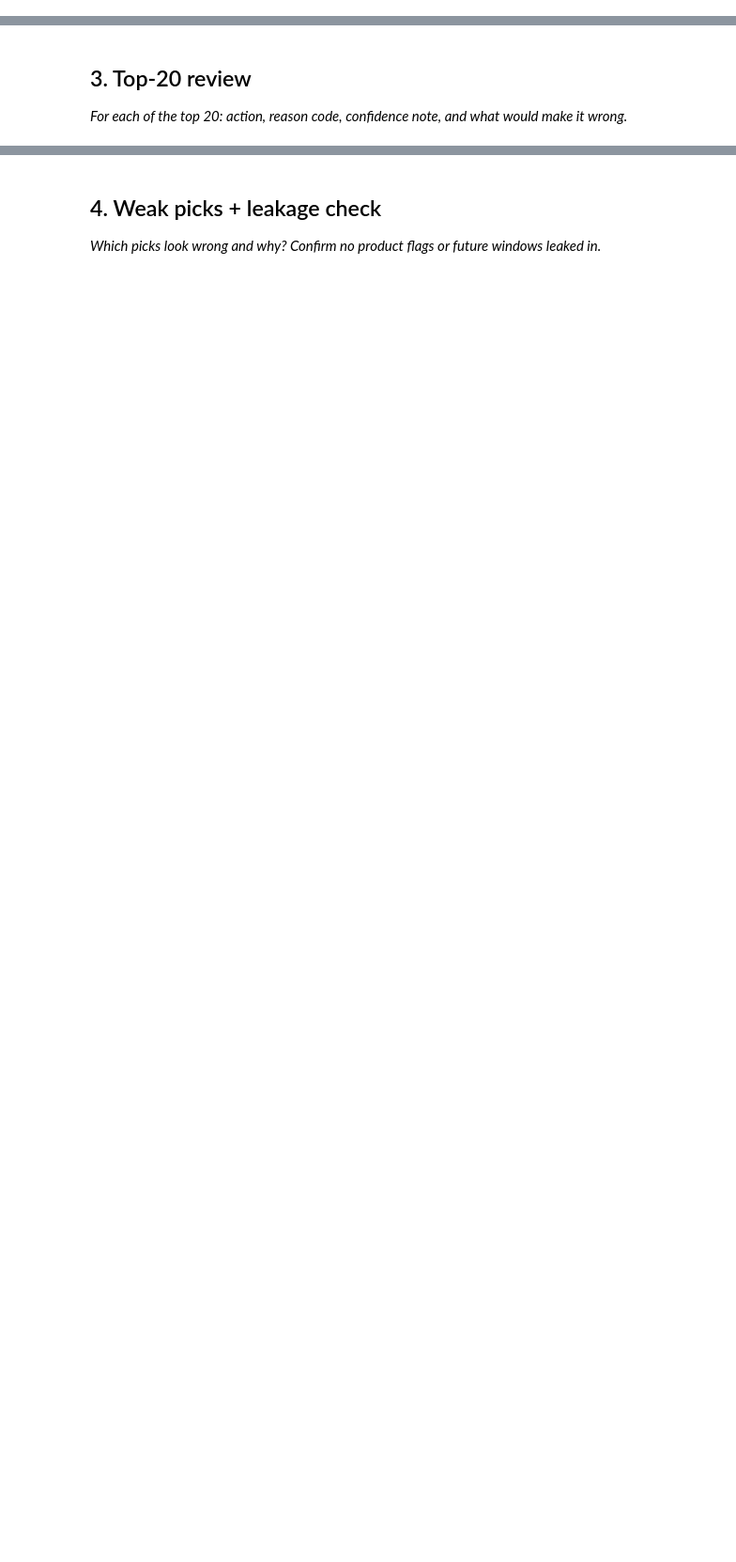
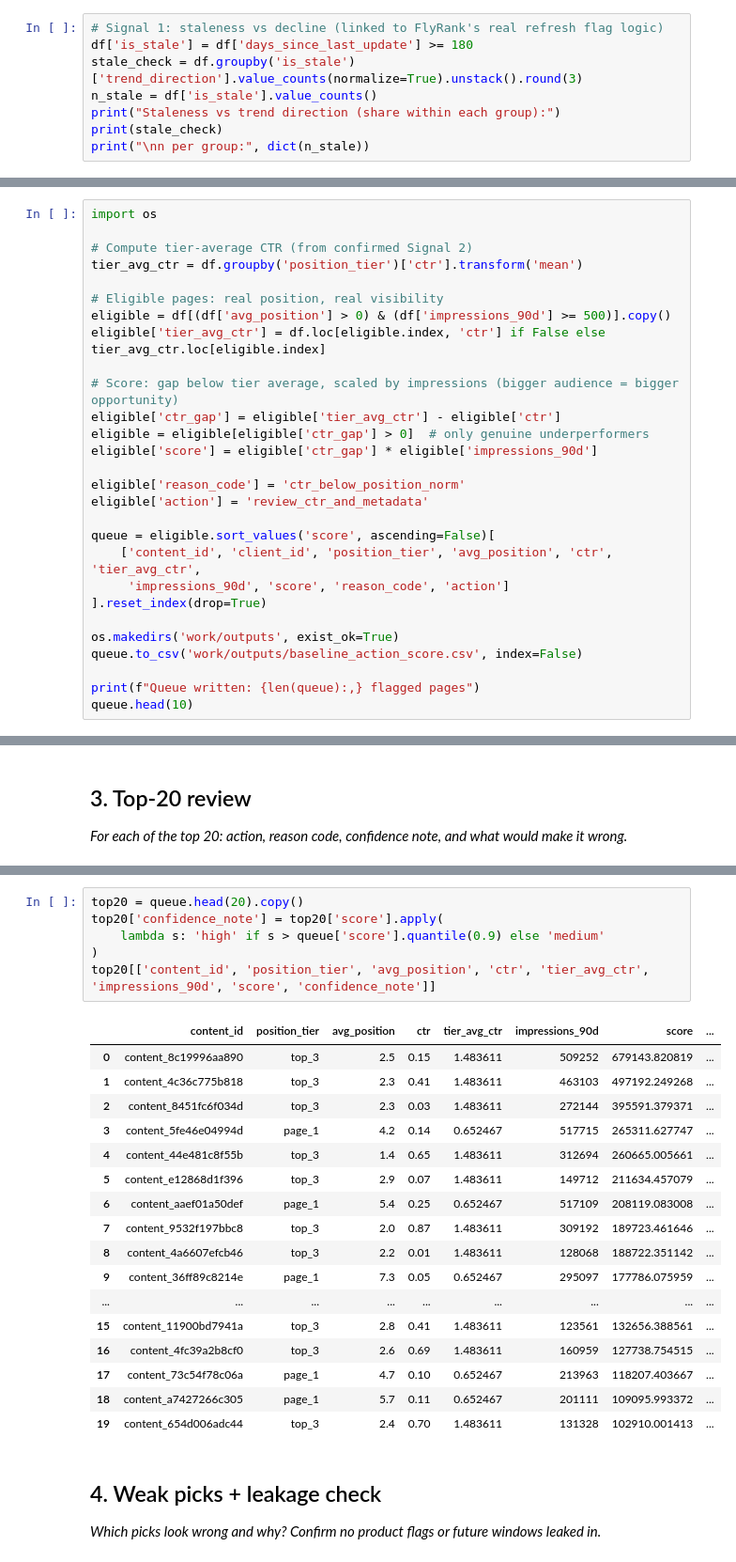
Before and after one commit to neha-raniii/flyrank-ml-internship, a Jupyter notebook: work/notebooks/w04_baseline_score.ipynb, the cells around one changed output, grey strips where cells are left out. Shown at 94% size. Saved outputs shown, nothing was run; the diff lists cells and outputs as text; blank space fills up the shorter version.

```diff
--- a/work/notebooks/w04_baseline_score.ipynb
+++ b/work/notebooks/w04_baseline_score.ipynb
@@ -15,0 +42,8 @@ This skeleton is yours to fill. Work the sections **in order** — each one has
+# %%
+# Signal 1: staleness vs decline (linked to FlyRank's real refresh flag logic)
+df['is_stale'] = df['days_since_last_update'] >= 180
+stale_check = df.groupby('is_stale')['trend_direction'].value_counts(normalize=True).unstack().round(3)
+n_stale = df['is_stale'].value_counts()
+print("Staleness vs trend direction (share within each group):")
+print(stale_check)
+print("\nn per group:", dict(n_stale))
@@ -22,0 +83,28 @@ This skeleton is yours to fill. Work the sections **in order** — each one has
+# %%
+import os
+
+# Compute tier-average CTR (from confirmed Signal 2)
+tier_avg_ctr = df.groupby('position_tier')['ctr'].transform('mean')
+
+# Eligible pages: real position, real visibility
+eligible = df[(df['avg_position'] > 0) & (df['impressions_90d'] >= 500)].copy()
+eligible['tier_avg_ctr'] = df.loc[eligible.index, 'ctr'] if False else tier_avg_ctr.loc[eligible.index]
+
+# Score: gap below tier average, scaled by impressions (bigger audience = bigger opportunity)
+eligible['ctr_gap'] = eligible['tier_avg_ctr'] - eligible['ctr']
+eligible = eligible[eligible['ctr_gap'] > 0]  # only genuine underperformers
+eligible['score'] = eligible['ctr_gap'] * eligible['impressions_90d']
+
+eligible['reason_code'] = 'ctr_below_position_norm'
+eligible['action'] = 'review_ctr_and_metadata'
+
+queue = eligible.sort_values('score', ascending=False)[
+    ['content_id', 'client_id', 'position_tier', 'avg_position', 'ctr', 'tier_avg_ctr',
+     'impressions_90d', 'score', 'reason_code', 'action']
+].reset_index(drop=True)
+
+os.makedirs('work/outputs', exist_ok=True)
+queue.to_csv('work/outputs/baseline_action_score.csv', index=False)
+
+print(f"Queue written: {len(queue):,} flagged pages")
+queue.head(10)
@@ -30,3 +130,27 @@ This skeleton is yours to fill. Work the sections **in order** — each one has
+# %%
+top20 = queue.head(20).copy()
+top20['confidence_note'] = top20['score'].apply(
+    lambda s: 'high' if s > queue['score'].quantile(0.9) else 'medium'
+)
+top20[['content_id', 'position_tier', 'avg_position', 'ctr', 'tier_avg_ctr', 'impressions_90d', 'score', 'confidence_note']]
+# %% [output]
+|  | content_id | position_tier | avg_position | ctr | tier_avg_ctr | impressions_90d | score | ... |
+| 0 | content_8c19996aa890 | top_3 | 2.5 | 0.15 | 1.483611 | 509252 | 679143.820819 | ... |
+| 1 | content_4c36c775b818 | top_3 | 2.3 | 0.41 | 1.483611 | 463103 | 497192.249268 | ... |
+| 2 | content_8451fc6f034d | top_3 | 2.3 | 0.03 | 1.483611 | 272144 | 395591.379371 | ... |
+| 3 | content_5fe46e04994d | page_1 | 4.2 | 0.14 | 0.652467 | 517715 | 265311.627747 | ... |
+| 4 | content_44e481c8f55b | top_3 | 1.4 | 0.65 | 1.483611 | 312694 | 260665.005661 | ... |
+| 5 | content_e12868d1f396 | top_3 | 2.9 | 0.07 | 1.483611 | 149712 | 211634.457079 | ... |
+| 6 | content_aaef01a50def | page_1 | 5.4 | 0.25 | 0.652467 | 517109 | 208119.083008 | ... |
+| 7 | content_9532f197bbc8 | top_3 | 2.0 | 0.87 | 1.483611 | 309192 | 189723.461646 | ... |
+| 8 | content_4a6607efcb46 | top_3 | 2.2 | 0.01 | 1.483611 | 128068 | 188722.351142 | ... |
+| 9 | content_36ff89c8214e | page_1 | 7.3 | 0.05 | 0.652467 | 295097 | 177786.075959 | ... |
+| ... | ... | ... | ... | ... | ... | ... | ... | ... |
+| 15 | content_11900bd7941a | top_3 | 2.8 | 0.41 | 1.483611 | 123561 | 132656.388561 | ... |
+| 16 | content_4fc39a2b8cf0 | top_3 | 2.6 | 0.69 | 1.483611 | 160959 | 127738.754515 | ... |
+| 17 | content_73c54f78c06a | page_1 | 4.7 | 0.10 | 0.652467 | 213963 | 118207.403667 | ... |
+| 18 | content_a7427266c305 | page_1 | 5.7 | 0.11 | 0.652467 | 201111 | 109095.993372 | ... |
+| 19 | content_654d006adc44 | top_3 | 2.4 | 0.70 | 1.483611 | 131328 | 102910.001413 | ... |
 # %% [markdown]
 ## 4. Weak picks + leakage check
 
```
Also changed, not shown: parts of 15 cells of this notebook.
